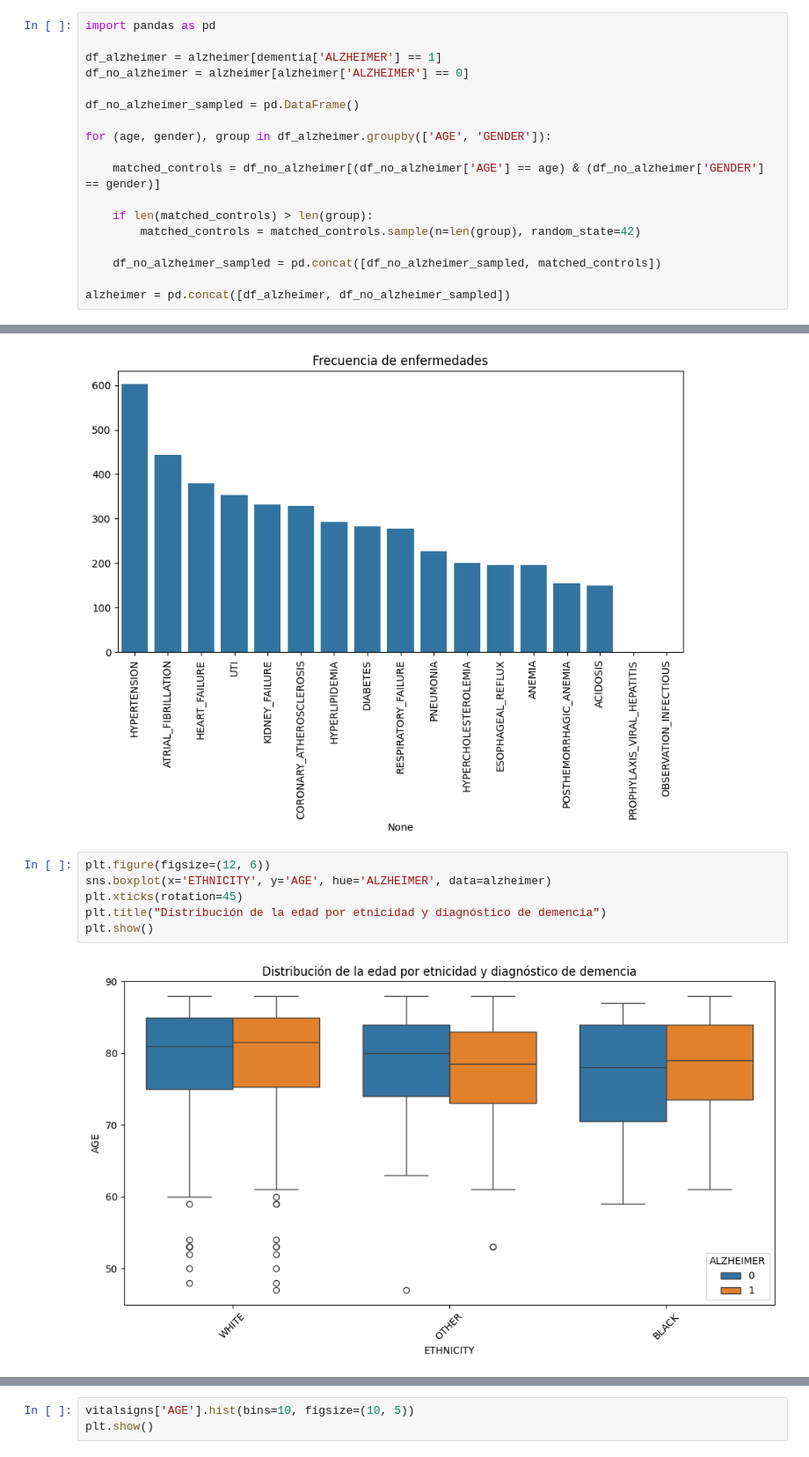
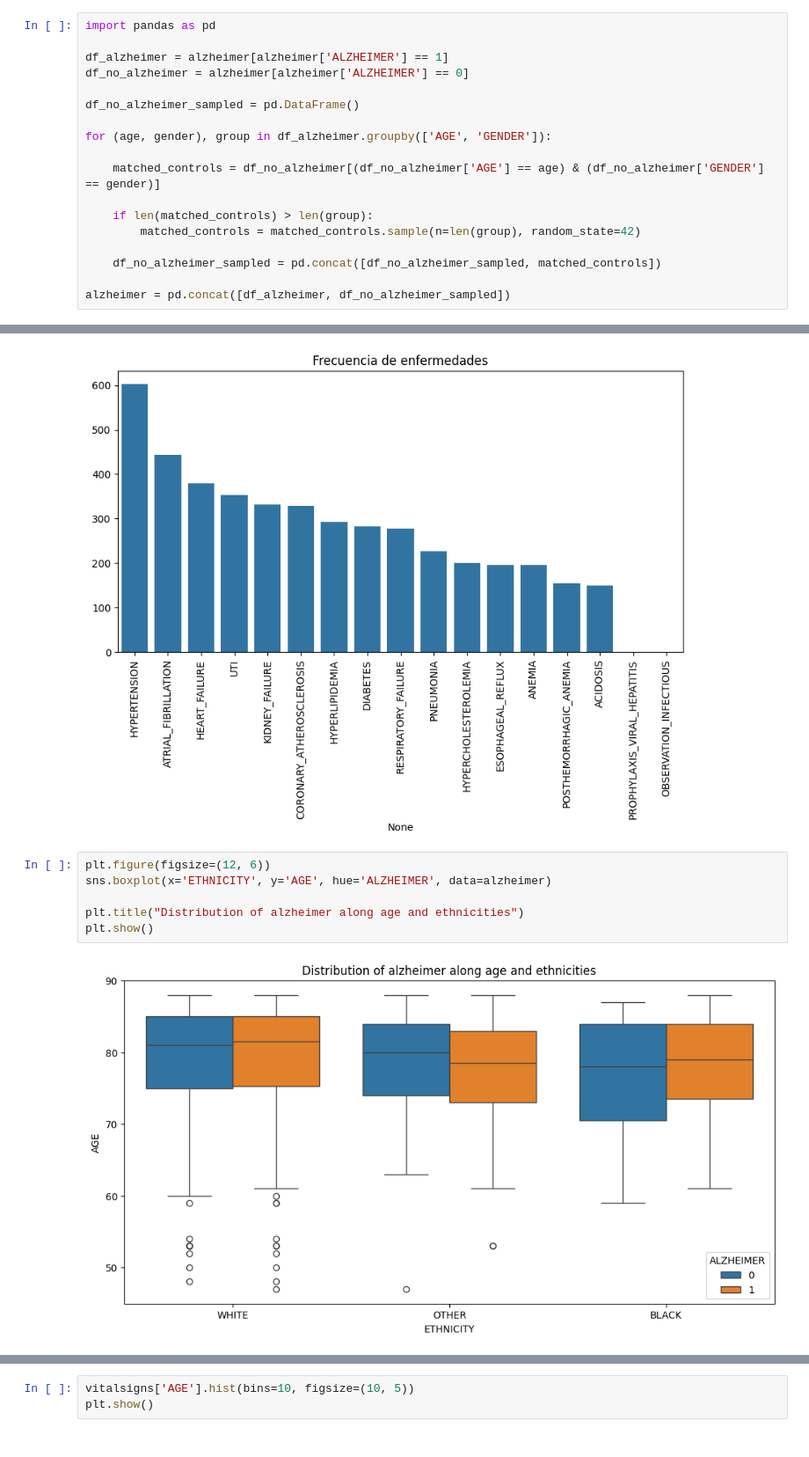
Before and after one commit to laiacoronas/predicting_dementia, a Jupyter notebook: code/description/description_dataset.ipynb, the cells around one changed output, grey strips where cells are left out. Shown at 88% size. Saved outputs shown, nothing was run; the diff lists cells and outputs as text.

```diff
--- a/code/description/description_dataset.ipynb
+++ b/code/description/description_dataset.ipynb
@@ -144,7 +155,7 @@ Name: count, dtype: int64
 # %%
 import pandas as pd
 
-df_alzheimer = alzheimer[dementia['ALZHEIMER'] == 1]
+df_alzheimer = alzheimer[alzheimer['ALZHEIMER'] == 1]
 df_no_alzheimer = alzheimer[alzheimer['ALZHEIMER'] == 0]
 
 df_no_alzheimer_sampled = pd.DataFrame()
@@ -200,11 +230,11 @@ plt.show()
 # %%
 plt.figure(figsize=(12, 6))
 sns.boxplot(x='ETHNICITY', y='AGE', hue='ALZHEIMER', data=alzheimer)
-plt.xticks(rotation=45)
-plt.title("Distribución de la edad por etnicidad y diagnóstico de demencia")
+
+plt.title("Distribution of alzheimer along age and ethnicities")
 plt.show()
 # %% [output]
-[figure, old version]
+[figure, new version]
 # %%
 alzheimer['ETHNICITY'] = alzheimer['ETHNICITY'].map({'WHITE': 0, 'BLACK': 1, 'OTHER': 2})
 alzheimer['MARITAL_STATUS'] = alzheimer['MARITAL_STATUS'].map({'UNMARRIED': 0, 'MARRIED': 1, 'OTHER': 2})
```
Also changed, not shown: parts of 20 cells of this notebook, 4 other files.
